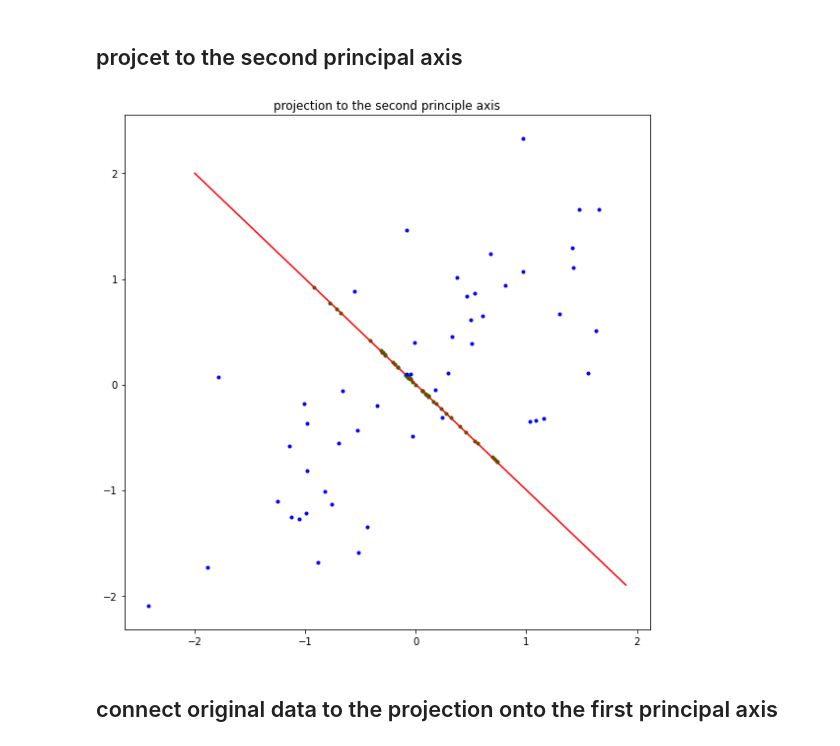
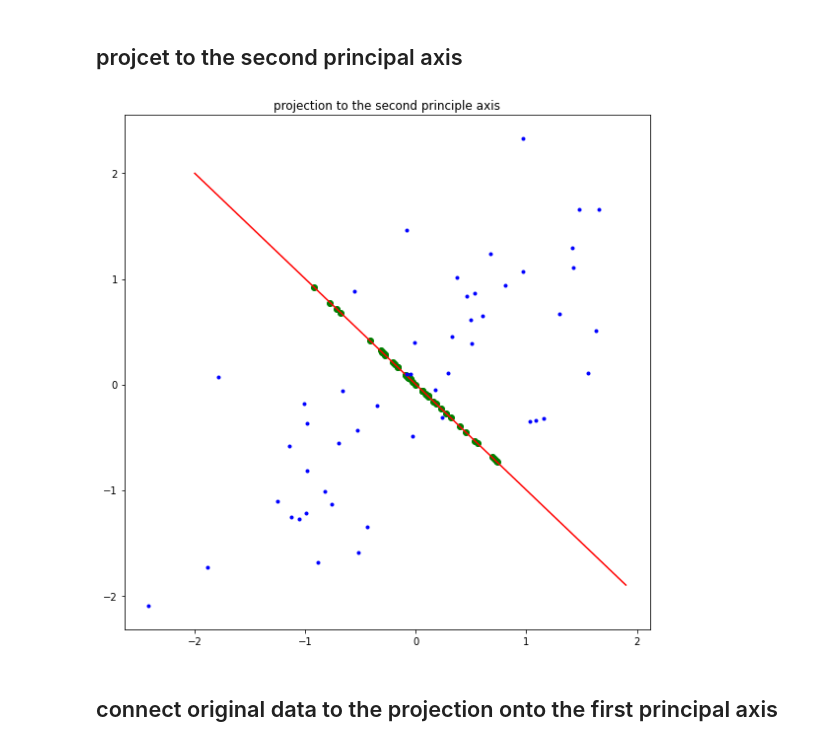
Before and after one commit to jjaen0823/assignment-machine-learning, a Jupyter notebook: hw12/assignment_12.ipynb, the cells around one changed output. Cells and saved outputs as stored; diff of their text form; code cells hidden in the pictures.

```diff
--- a/hw12/assignment_12.ipynb
+++ b/hw12/assignment_12.ipynb
@@ -242,28 +242,28 @@ plot_project_to_first_principal_axis(x, y, U)
 # %%
 def plot_project_to_second_principal_axis(x, y, U):
 
     plt.figure(figsize=(8,8))
     plt.title('projection to the second principle axis')
     # ===================================================
     # fill up the blank
 
     proj = compute_projection_onto_line(x, y, U[:,1])
-    plt.plot(proj[:,0], proj[:,1], '.', color = 'green')
+    plt.plot(proj[:,0], proj[:,1], 'o', color = 'green')
 
 
     XX = np.arange(-2, 2, 0.1);
     YY = (-1/U[1,1])*(U[1,0]*XX)
     plt.plot(XX, YY, color='red')
 
     plt.plot(x, y, '.', color = 'blue')
 
     # ===================================================
     plt.tight_layout()
     plt.show()
 
 plot_project_to_second_principal_axis(x, y, U)
 # %% [output]
-[figure, old version]
+[figure, new version]
 # %% [markdown]
 ## connect original data to the projection onto the first principal axis
 # %%
```
Also changed, not shown: parts of 3 cells of this notebook.
